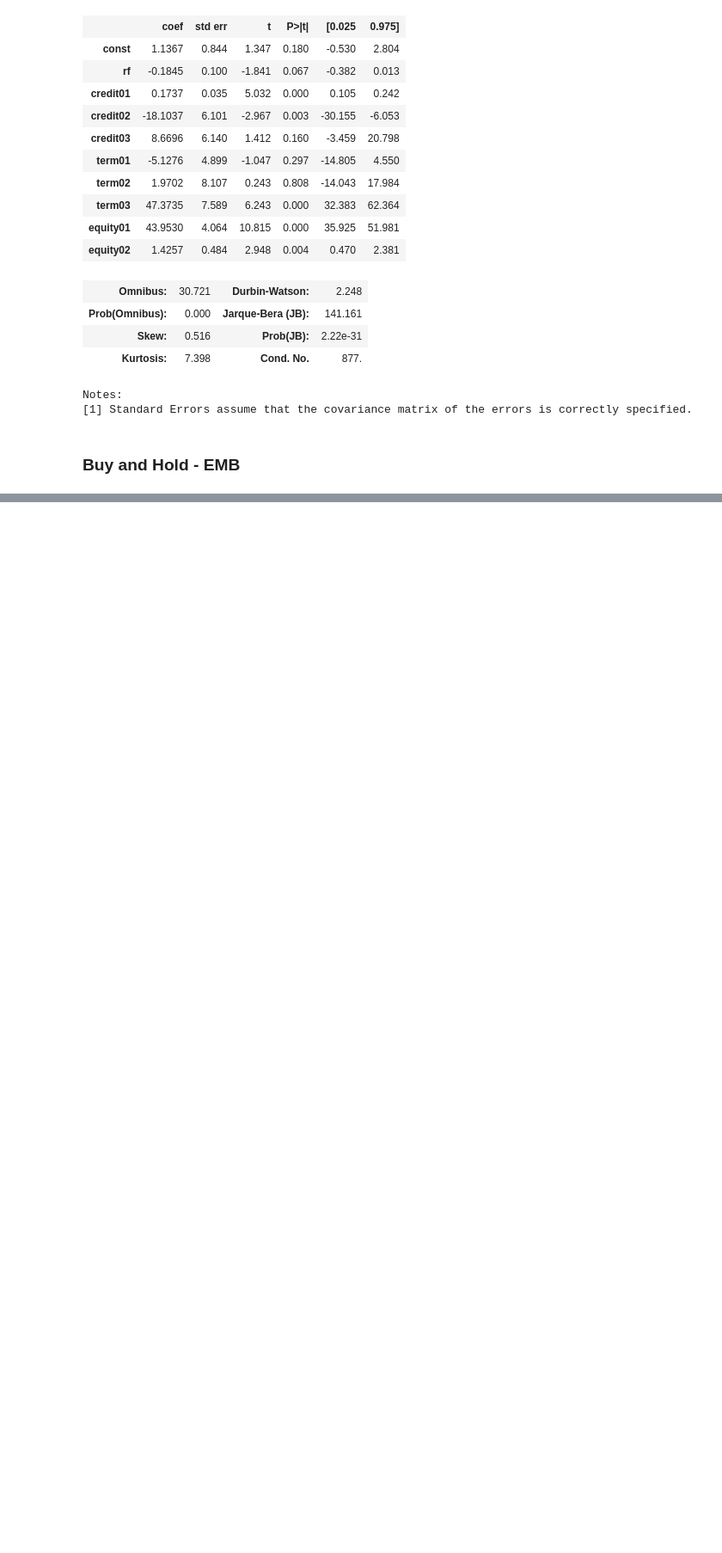
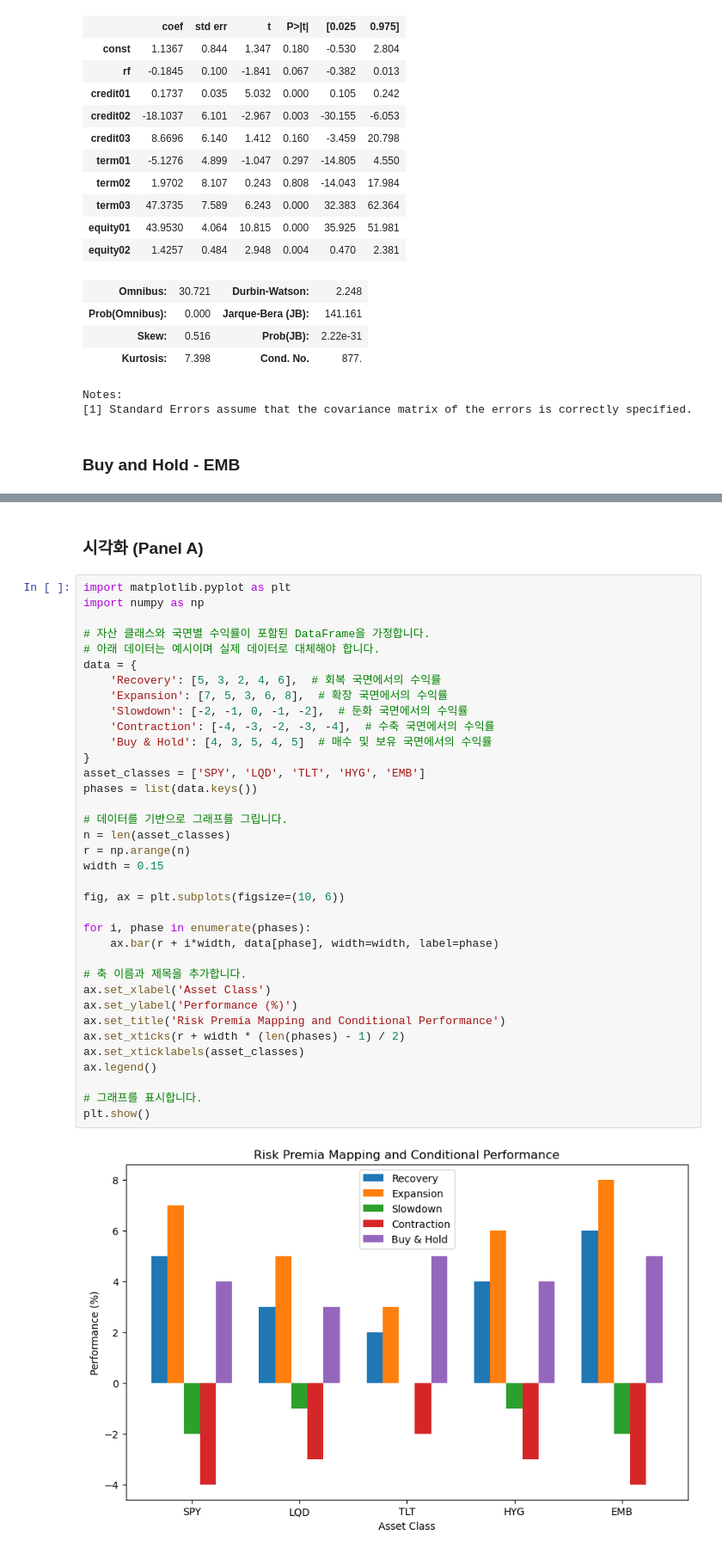
Before and after one commit to FELAB-KHU/S-PQuantTeam03, a Jupyter notebook: OLS_지영.ipynb, the cells around one changed output, grey strips where cells are left out. Shown: that part at 86% size. Saved outputs shown, nothing was run; the diff lists cells and outputs as text; blank space fills up the shorter version.

```diff
--- a/OLS_지영.ipynb
+++ b/OLS_지영.ipynb
@@ -1821,3 +1821,43 @@ OLS Regression Results
 | Kurtosis: | 11.130 | Cond. No. | 877. |
 Notes:
 [1] Standard Errors assume that the covariance matrix of the errors is correctly specified.
+# %% [markdown]
+### 시각화 (Panel A)
+# %%
+import matplotlib.pyplot as plt
+import numpy as np
+
+# 자산 클래스와 국면별 수익률이 포함된 DataFrame을 가정합니다.
+# 아래 데이터는 예시이며 실제 데이터로 대체해야 합니다.
+data = {
+    'Recovery': [5, 3, 2, 4, 6],  # 회복 국면에서의 수익률
+    'Expansion': [7, 5, 3, 6, 8],  # 확장 국면에서의 수익률
+    'Slowdown': [-2, -1, 0, -1, -2],  # 둔화 국면에서의 수익률
+    'Contraction': [-4, -3, -2, -3, -4],  # 수축 국면에서의 수익률
+    'Buy & Hold': [4, 3, 5, 4, 5]  # 매수 및 보유 국면에서의 수익률
+}
+asset_classes = ['SPY', 'LQD', 'TLT', 'HYG', 'EMB']
+phases = list(data.keys())
+
+# 데이터를 기반으로 그래프를 그립니다.
+n = len(asset_classes)
+r = np.arange(n)
+width = 0.15
+
+fig, ax = plt.subplots(figsize=(10, 6))
+
+for i, phase in enumerate(phases):
+    ax.bar(r + i*width, data[phase], width=width, label=phase)
+
+# 축 이름과 제목을 추가합니다.
+ax.set_xlabel('Asset Class')
+ax.set_ylabel('Performance (%)')
+ax.set_title('Risk Premia Mapping and Conditional Performance')
+ax.set_xticks(r + width * (len(phases) - 1) / 2)
+ax.set_xticklabels(asset_classes)
+ax.legend()
+
+# 그래프를 표시합니다.
+plt.show()
+# %% [output]
+[figure, added]
```
Also changed, not shown: parts of 30 cells of this notebook, 1 other file.
